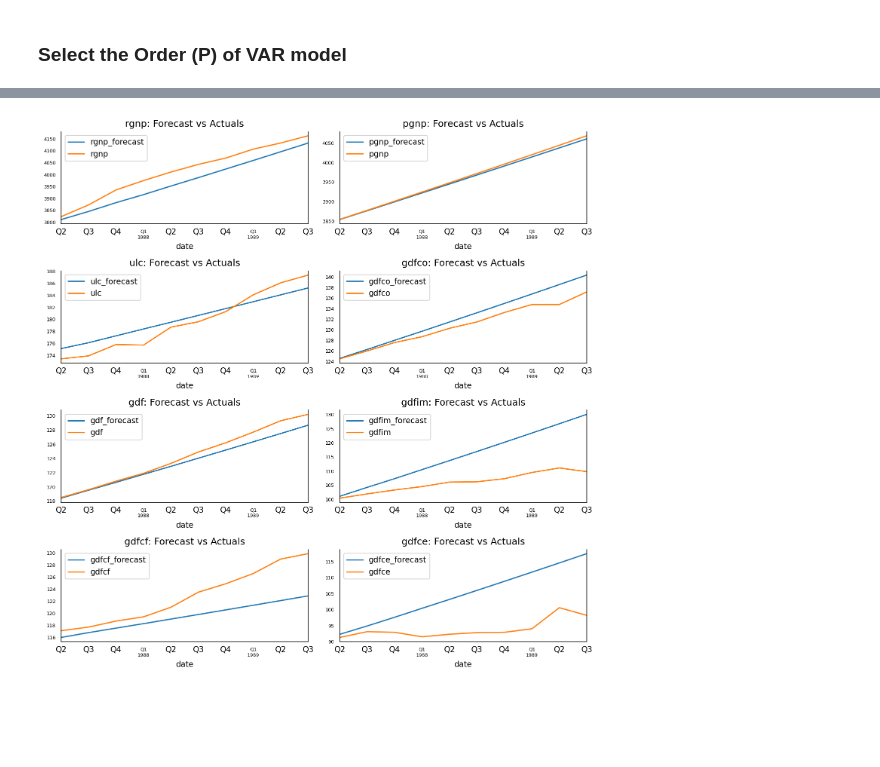
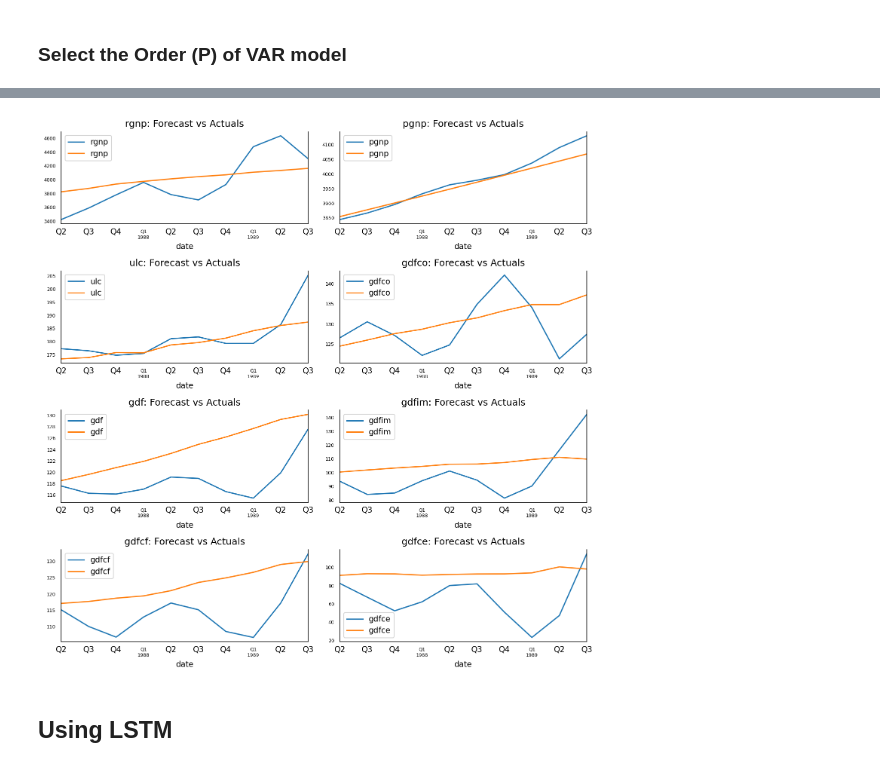
Before and after one commit to aryeko/DeepLearning-TAU, a Jupyter notebook: Ex2/Ex2 - Q2 - GNP data.ipynb, the cells around one changed output, grey strips where cells are left out. Cells and saved outputs as stored; diff of their text form; code cells hidden in the pictures; blank space fills up the shorter version.

Commit message:
Ex2-Q2: Adding LSTMs

```diff
--- a/Ex2/Ex2 - Q2 - GNP data.ipynb
+++ b/Ex2/Ex2 - Q2 - GNP data.ipynb
@@ -212,14 +161,0 @@ for name, column in df_differenced.iteritems():
-# %%
-# Plot
-fig, axes = plt.subplots(nrows=4, ncols=2, dpi=120, figsize=(10,6))
-for i, ax in enumerate(axes.flatten()):
-    data = df_differenced[df_differenced.columns[i]]
-    ax.plot(data, color='red', linewidth=1)
-    # Decorations
-    ax.set_title(df.columns[i])
-    ax.xaxis.set_ticks_position('none')
-    ax.yaxis.set_ticks_position('none')
-    ax.spines["top"].set_alpha(0)
-    ax.tick_params(labelsize=6)
-
-plt.tight_layout();
@@ -248,5 +191,5 @@ VAR Order Selection (* highlights the minimums)
 # %%
-model_fitted = model.fit(1)
+model_fitted = model.fit(11)
 # model_fitted.summary()
 # %%
 # Get the lag order
@@ -286,4 +217,6 @@ def invert_transformation(df_train, df_forecast, second_diff=False):
     return df_fc
 # %%
 df_results = invert_transformation(train_df, df_forecast, second_diff=True)
-df_forecast = df_results.filter(regex='_forecast$', axis=1)
+df_var_11_forecast = df_results.filter(regex='_forecast$', axis=1)
+df_var_11_forecast.columns = df.columns
+df_var_11_forecast
@@ -290,14 +236,16 @@ df_forecast = df_results.filter(regex='_forecast$', axis=1)
 # %%
 fig, axes = plt.subplots(nrows=int(len(df.columns)/2), ncols=2, dpi=150, figsize=(10,10))
 for i, (col,ax) in enumerate(zip(df.columns, axes.flatten())):
-    df_results[col+'_forecast'].plot(legend=True, ax=ax).autoscale(axis='x',tight=True)
+    df_var_11_forecast[col].plot(legend=True, ax=ax).autoscale(axis='x',tight=True)
     test_df[col].plot(legend=True, ax=ax);
     ax.set_title(col + ": Forecast vs Actuals")
     ax.xaxis.set_ticks_position('none')
     ax.yaxis.set_ticks_position('none')
     ax.spines["top"].set_alpha(0)
     ax.tick_params(labelsize=6)
 
 plt.tight_layout();
 # %% [output]
-[figure, old version]
+[figure, new version]
+# %% [markdown]
+## Using LSTM
```
Also changed, not shown: parts of 26 cells of this notebook.
